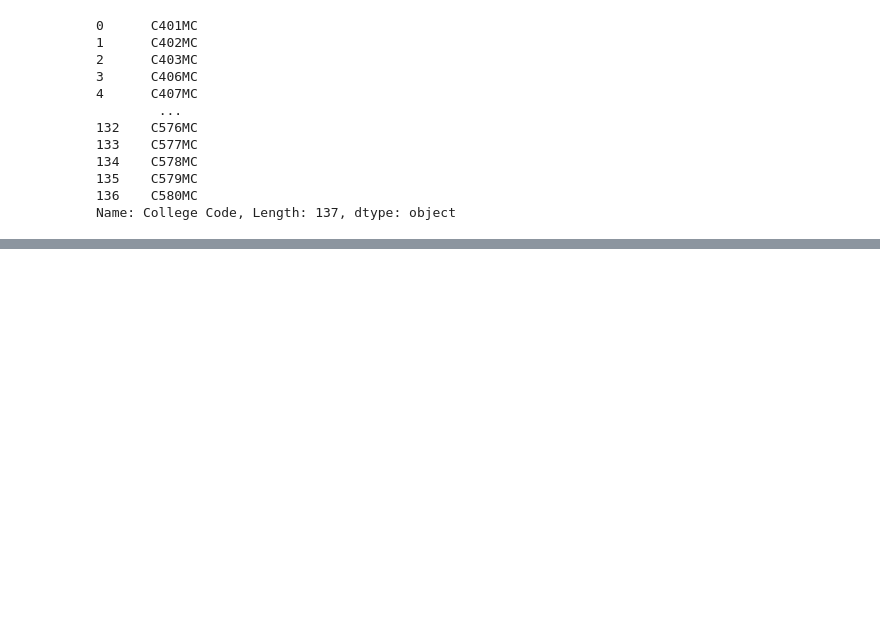
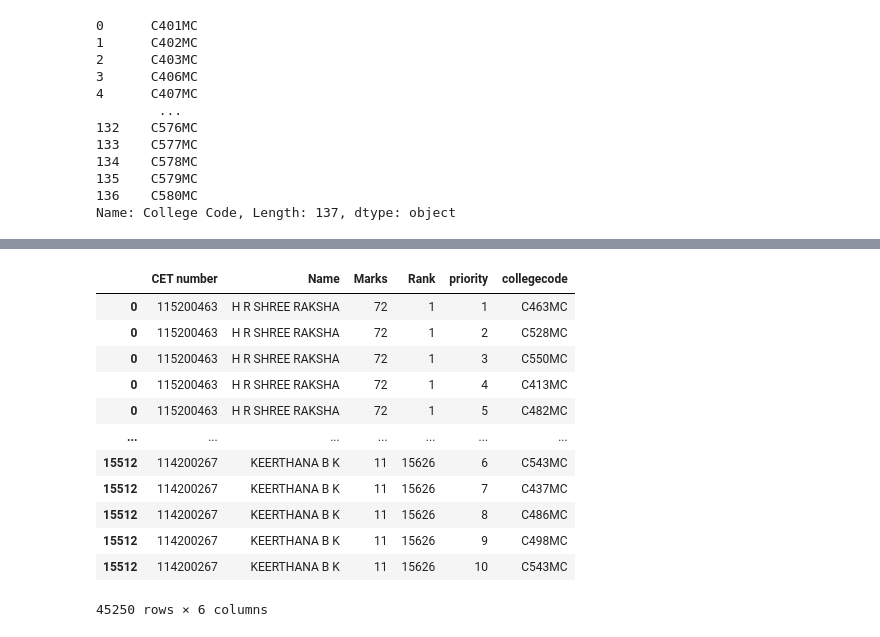
Before and after one commit to jmlakshmisagar/Seat-Allocation-by-KEA, a Jupyter notebook: Random priorty- category-college allotment.ipynb, the cells around one changed output, grey strips where cells are left out. Saved outputs shown, nothing was run; the diff lists cells and outputs as text; code cells hidden in the pictures; blank space fills up the shorter version.

```diff
--- a/Random priorty- category-college allotment.ipynb
+++ b/Random priorty- category-college allotment.ipynb
@@ -424,0 +544,59 @@ can_cat
+# %%
+college_weights = {
+    'C401MC': 5, 'C402MC': 10, 'C403MC': 5, 'C406MC': 5, 'C407MC': 5,
+    'C408MC': 5, 'C409MC': 5, 'C410MC': 5, 'C411MC': 5, 'C412MC': 5,
+    'C413MC': 5, 'C414MC': 8, 'C415MC': 5, 'C416MC': 5, 'C417MC': 5,
+    'C418MC': 5, 'C419MC': 5, 'C420MC': 5, 'C421MC': 5, 'C422MC': 5,
+    'C423MC': 5, 'C424MC': 5, 'C425MC': 5, 'C426MC': 5, 'C427MC': 5,
+    'C428MC': 5, 'C429MC': 5, 'C430MC': 5, 'C431MC': 5, 'C432MC': 5,
+    'C433MC': 5, 'C434MC': 5, 'C435MC': 5, 'C436MC': 5, 'C437MC': 5,
+    'C438MC': 5, 'C439MC': 5, 'C440MC': 5, 'C441MC': 5, 'C442MC': 5,
+    'C443MC': 5, 'C444MC': 5, 'C445MC': 10, 'C446MC': 5, 'C447MC': 5,
+    'C448MC': 5, 'C449MC': 5, 'C450MC': 5, 'C451MC': 5, 'C452MC': 5,
+    'C453MC': 5, 'C454MC': 5, 'C455MC': 5, 'C456MC': 5, 'C457MC': 7,
+    'C458MC': 5, 'C459MC': 5, 'C460MC': 5, 'C461MC': 5, 'C462MC': 5,
+    'C463MC': 18, 'C464MC': 5, 'C465MC': 5, 'C466MC': 5, 'C467MC': 5,
+    'C468MC': 5, 'C469MC': 5, 'C470MC': 5, 'C471MC': 5, 'C472MC': 5,
+    'C473MC': 5, 'C474MC': 5, 'C475MC': 5, 'C476MC': 5, 'C477MC': 7,
+    'C478MC': 5, 'C479MC': 5, 'C480MC': 5, 'C481MC': 5, 'C482MC': 5,
+    'C483MC': 5, 'C484MC': 5, 'C485MC': 5, 'C486MC': 5, 'C487MC': 5,
+    'C488MC': 5, 'C489MC': 5, 'C490MC': 5, 'C491MC': 5, 'C492MC': 5,
+    'C493MC': 5, 'C494MC': 5, 'C495MC': 5, 'C496MC': 5, 'C497MC': 5,
+    'C498MC': 5, 'C499MC': 5, 'C500MC': 5, 'C501MC': 5, 'C502MC': 5,
+    'C503MC': 5, 'C504MC': 5, 'C505MC': 5, 'C506MC': 5, 'C507MC': 5,
+    'C508MC': 5, 'C509MC': 5, 'C510MC': 5, 'C511MC': 5, 'C512MC': 5,
+    'C513MC': 5, 'C514MC': 5, 'C515MC': 5, 'C516MC': 5, 'C517MC': 5,
+    'C518MC': 5, 'C519MC': 5, 'C520MC': 5, 'C521MC': 5, 'C522MC': 5,
+    'C523MC': 5, 'C524MC': 5, 'C525MC': 5, 'C526MC': 5, 'C527MC': 5,
+    'C528MC': 5, 'C529MC': 5, 'C530MC': 5, 'C531MC': 5, 'C532MC': 5,
+    'C533MC': 5, 'C534MC': 5, 'C535MC': 5, 'C536MC': 5, 'C537MC': 5,
+    'C538MC': 5, 'C539MC': 5, 'C540MC': 5, 'C541MC': 5, 'C542MC': 5,
+    'C543MC': 5, 'C544MC': 5, 'C545MC': 5, 'C546MC': 5, 'C547MC': 5,
+    'C548MC': 5, 'C549MC': 5, 'C550MC': 5, 'C551MC': 5, 'C552MC': 5,
+    'C553MC': 5, 'C554MC': 5, 'C555MC': 5, 'C556MC': 5, 'C557MC': 5,
+    'C558MC': 5, 'C559MC': 5, 'C560MC': 5, 'C561MC': 5, 'C562MC': 5,
+    'C563MC': 5, 'C564MC': 5, 'C565MC': 5, 'C566MC': 5, 'C567MC': 5,
+    'C568MC': 5, 'C569MC': 5, 'C570MC': 5, 'C571MC': 5, 'C572MC': 5,
+    'C573MC': 5, 'C574MC': 5, 'C575MC': 5, 'C576MC': 5, 'C577MC': 5,
+    'C578MC': 5, 'C579MC': 5, 'C580MC': 5
+}
+
+weighted_college_codes = [code for code, weight in college_weights.items() for _ in range(weight)]
+
+repeated_candidates['collegecode'] = [random.choice(weighted_college_codes) for _ in range(len(repeated_candidates))]
+# %%
+repeated_candidates
+# %% [output]
+|  | CET number | Name | Marks | Rank | priority | collegecode |
+| 0 | 115200463 | H R SHREE RAKSHA | 72 | 1 | 1 | C463MC |
+| 0 | 115200463 | H R SHREE RAKSHA | 72 | 1 | 2 | C528MC |
+| 0 | 115200463 | H R SHREE RAKSHA | 72 | 1 | 3 | C550MC |
+| 0 | 115200463 | H R SHREE RAKSHA | 72 | 1 | 4 | C413MC |
+| 0 | 115200463 | H R SHREE RAKSHA | 72 | 1 | 5 | C482MC |
+| ... | ... | ... | ... | ... | ... | ... |
+| 15512 | 114200267 | KEERTHANA B K | 11 | 15626 | 6 | C543MC |
+| 15512 | 114200267 | KEERTHANA B K | 11 | 15626 | 7 | C437MC |
+| 15512 | 114200267 | KEERTHANA B K | 11 | 15626 | 8 | C486MC |
+| 15512 | 114200267 | KEERTHANA B K | 11 | 15626 | 9 | C498MC |
+| 15512 | 114200267 | KEERTHANA B K | 11 | 15626 | 10 | C543MC |
+45250 rows × 6 columns
```
Also changed, not shown: parts of 18 cells of this notebook, 1 other file.
